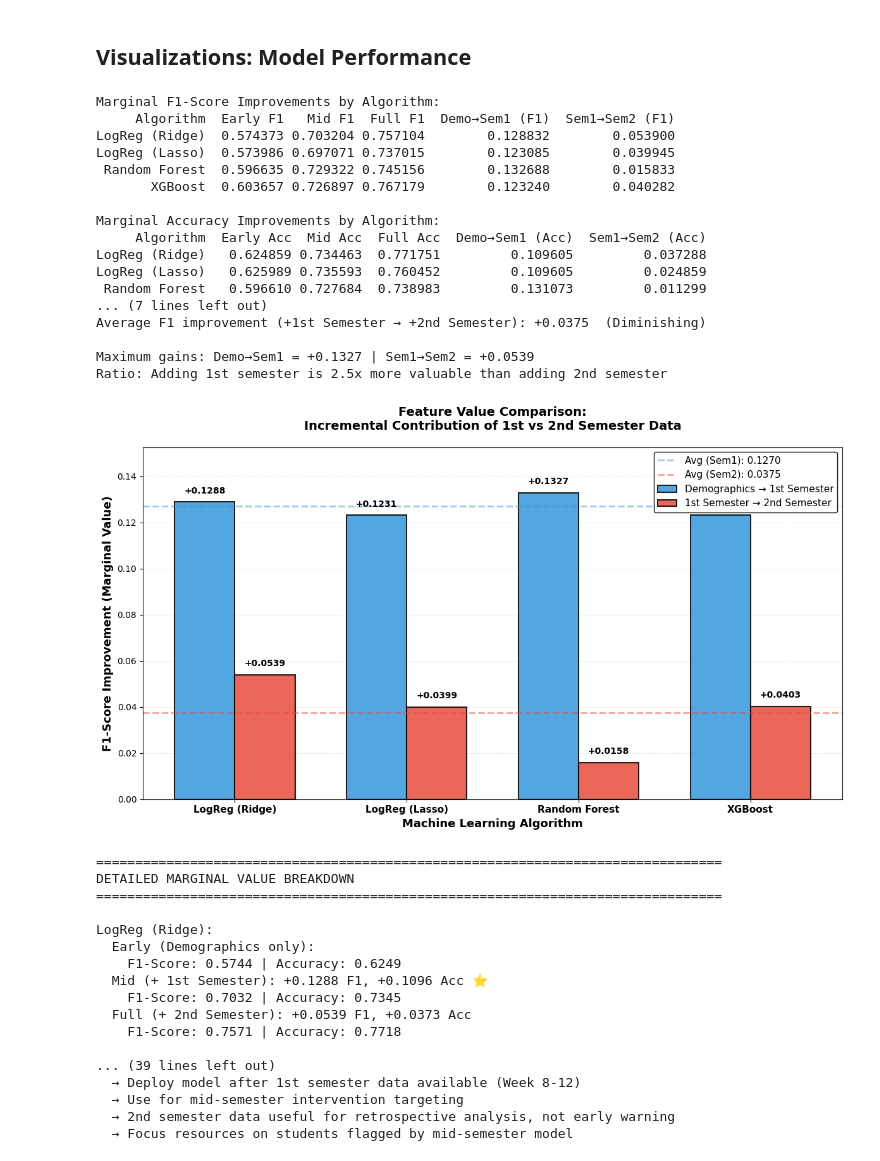
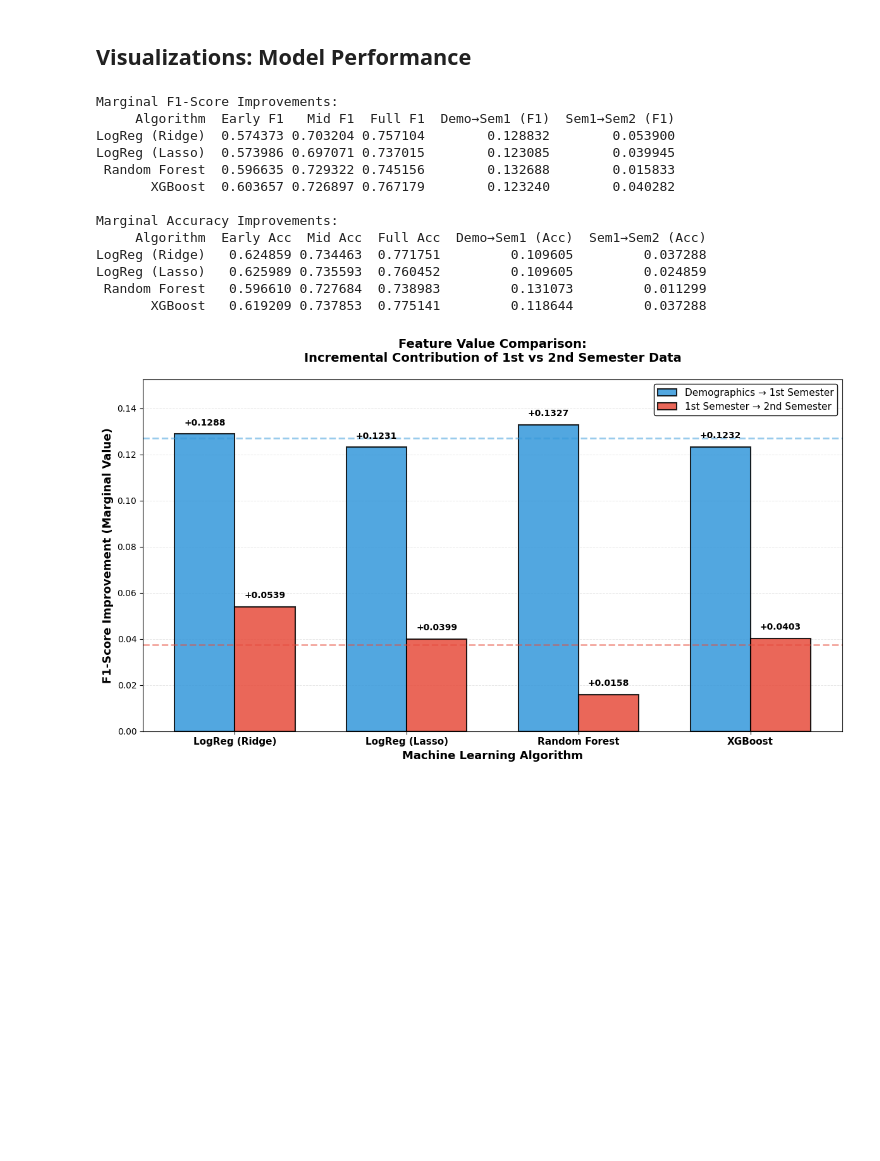
Before and after one commit to joycheng88/ml_early_dropout_detection, a Jupyter notebook: model_training.ipynb, the cells around one changed output. Cells and saved outputs as stored; diff of their text form; code cells hidden in the pictures; blank space fills up the shorter version.

```diff
--- a/model_training.ipynb
+++ b/model_training.ipynb
@@ -407,13 +409,9 @@ def plot_learning_curves(estimator, X, y, cv, title, axes=None):
     axes.legend(loc='best', fontsize=10)
     axes.grid(alpha=0.3)
 
-    # Diagnose bias/variance trade-off
+    # Display only the final train-validation gap
     gap = val_mean[-1] - train_mean[-1]
-    diagnosis = ("High Variance (Overfitting)" if gap > 0.05
-                 else "High Bias (Underfitting)" if train_mean[-1] < 0.70
-                 else "Good Fit")
-
-    axes.text(0.5, 0.05, f"Gap: {gap:.3f} | {diagnosis}",
+    axes.text(0.5, 0.05, f"Gap: {gap:.3f}",
              transform=axes.transAxes, ha='center', fontsize=9,
              bbox=dict(boxstyle='round', facecolor='wheat', alpha=0.3))
 
@@ -966,28 +992,18 @@ for algo in algorithms:
 
 marginal_df = pd.DataFrame(marginal_analysis)
 
-print("\nMarginal F1-Score Improvements by Algorithm:")
+print("\nMarginal F1-Score Improvements:")
 print(marginal_df[['Algorithm', 'Early F1', 'Mid F1', 'Full F1', 'Demo→Sem1 (F1)', 'Sem1→Sem2 (F1)']].to_string(index=False))
 
-print("\nMarginal Accuracy Improvements by Algorithm:")
+print("\nMarginal Accuracy Improvements:")
 print(marginal_df[['Algorithm', 'Early Acc', 'Mid Acc', 'Full Acc', 'Demo→Sem1 (Acc)', 'Sem1→Sem2 (Acc)']].to_string(index=False))
-
-# Key insights
-print("\n" + "=" * 80)
-print("KEY INSIGHTS:")
-print("=" * 80)
 
 avg_demo_to_sem1 = marginal_df['Demo→Sem1 (F1)'].mean()
 avg_sem1_to_sem2 = marginal_df['Sem1→Sem2 (F1)'].mean()
 max_demo_to_sem1 = marginal_df['Demo→Sem1 (F1)'].max()
 max_sem1_to_sem2 = marginal_df['Sem1→Sem2 (F1)'].max()
 
-print(f"\nAverage F1 improvement (Demographics → +1st Semester): +{avg_demo_to_sem1:.4f} ⭐ MAJOR")
-print(f"Average F1 improvement (+1st Semester → +2nd Semester): +{avg_sem1_to_sem2:.4f}  (Diminishing)")
-print(f"\nMaximum gains: Demo→Sem1 = +{max_demo_to_sem1:.4f} | Sem1→Sem2 = +{max_sem1_to_sem2:.4f}")
-print(f"Ratio: Adding 1st semester is {max_demo_to_sem1/max_sem1_to_sem2:.1f}x more valuable than adding 2nd semester")
-
-# Visualization: Feature Value Comparison (Single Graph)
+# Feature Value Comparison
 fig, ax = plt.subplots(figsize=(12, 7))
 
 x = np.arange(len(algorithms))
@@ -1017,62 +1033,35 @@ ax.legend(fontsize=11, loc='upper right', framealpha=0.95, edgecolor='black', fa
 
 # Add value labels on bars with better formatting
 for bars in [bars1, bars2]:
     for bar in bars:
         height = bar.get_height()
         ax.text(bar.get_x() + bar.get_width()/2., height + 0.003,
                 f'+{height:.4f}', ha='center', va='bottom', fontsize=10, fontweight='bold')
 
 # Add average lines
 avg_sem1 = marginal_df['Demo→Sem1 (F1)'].mean()
 avg_sem2 = marginal_df['Sem1→Sem2 (F1)'].mean()
 ax.axhline(y=avg_sem1, color='#3498db', linestyle='--', linewidth=2, alpha=0.5, label=f'Avg (Sem1): {avg_sem1:.4f}')
 ax.axhline(y=avg_sem2, color='#e74c3c', linestyle='--', linewidth=2, alpha=0.5, label=f'Avg (Sem2): {avg_sem2:.4f}')
 
 # Update legend to include average lines
 ax.legend(fontsize=11, loc='upper right', framealpha=0.95, edgecolor='black', fancybox=True)
 
 plt.tight_layout()
 plt.show()
-
-# Print detailed breakdown
-print("\n" + "=" * 80)
-print("DETAILED MARGINAL VALUE BREAKDOWN")
-print("=" * 80)
-""")
 # %% [output]
-Marginal F1-Score Improvements by Algorithm:
+Marginal F1-Score Improvements:
      Algorithm  Early F1   Mid F1  Full F1  Demo→Sem1 (F1)  Sem1→Sem2 (F1)
 LogReg (Ridge)  0.574373 0.703204 0.757104        0.128832        0.053900
 LogReg (Lasso)  0.573986 0.697071 0.737015        0.123085        0.039945
  Random Forest  0.596635 0.729322 0.745156        0.132688        0.015833
        XGBoost  0.603657 0.726897 0.767179        0.123240        0.040282
 
-Marginal Accuracy Improvements by Algorithm:
+Marginal Accuracy Improvements:
      Algorithm  Early Acc  Mid Acc  Full Acc  Demo→Sem1 (Acc)  Sem1→Sem2 (Acc)
 LogReg (Ridge)   0.624859 0.734463  0.771751         0.109605         0.037288
 LogReg (Lasso)   0.625989 0.735593  0.760452         0.109605         0.024859
  Random Forest   0.596610 0.727684  0.738983         0.131073         0.011299
-... (7 lines left out)
-Average F1 improvement (+1st Semester → +2nd Semester): +0.0375  (Diminishing)
-
-Maximum gains: Demo→Sem1 = +0.1327 | Sem1→Sem2 = +0.0539
-Ratio: Adding 1st semester is 2.5x more valuable than adding 2nd semester
+       XGBoost   0.619209 0.737853  0.775141         0.118644         0.037288
-[figure, old version]
+[figure, new version]
-================================================================================
-DETAILED MARGINAL VALUE BREAKDOWN
-================================================================================
-
-LogReg (Ridge):
-  Early (Demographics only):
-    F1-Score: 0.5744 | Accuracy: 0.6249
-  Mid (+ 1st Semester): +0.1288 F1, +0.1096 Acc ⭐
-    F1-Score: 0.7032 | Accuracy: 0.7345
-  Full (+ 2nd Semester): +0.0539 F1, +0.0373 Acc
-    F1-Score: 0.7571 | Accuracy: 0.7718
-
-... (39 lines left out)
-  → Deploy model after 1st semester data available (Week 8-12)
-  → Use for mid-semester intervention targeting
-  → 2nd semester data useful for retrospective analysis, not early warning
-  → Focus resources on students flagged by mid-semester model
 # %%
```
Also changed, not shown: parts of 16 cells of this notebook.
